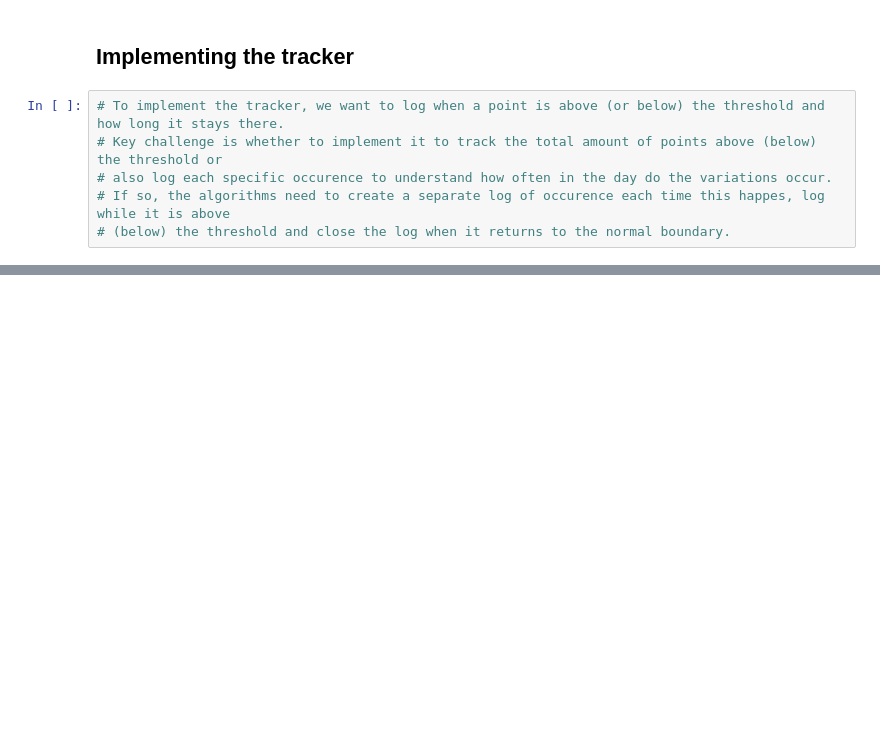
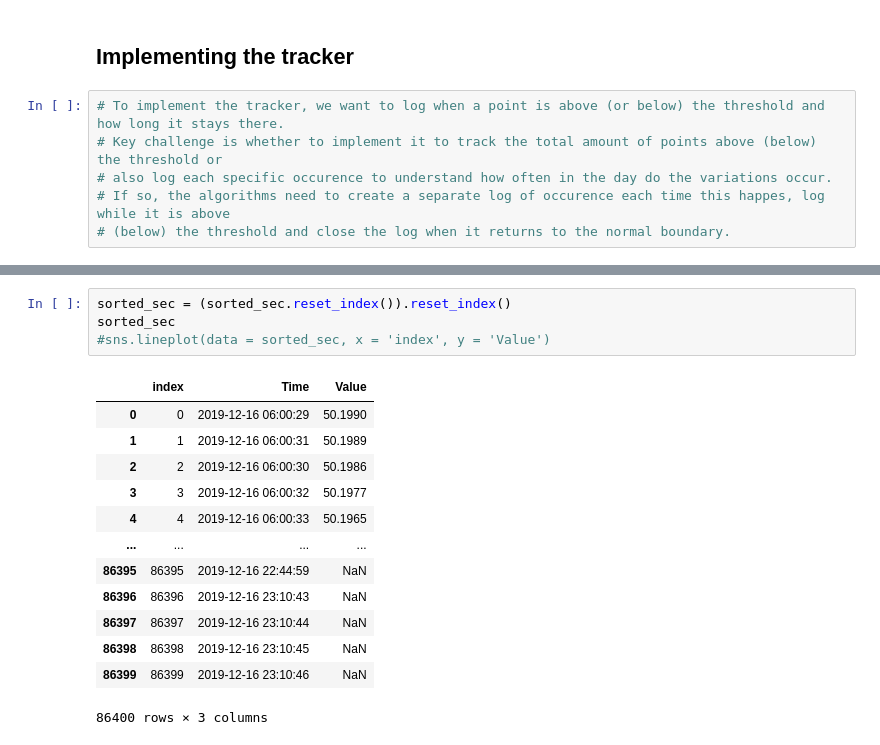
Before and after one commit to LS-io/freq-py, a Jupyter notebook: test.ipynb, the cells around one changed output, grey strips where cells are left out. Saved outputs shown, nothing was run; the diff lists cells and outputs as text; blank space fills up the shorter version.

```diff
--- a/test.ipynb
+++ b/test.ipynb
@@ -288,0 +323,18 @@ data['Value'].ewm(alpha = 0.0001).mean().plot()
+# %%
+sorted_sec = (sorted_sec.reset_index()).reset_index()
+sorted_sec
+#sns.lineplot(data = sorted_sec, x = 'index', y = 'Value')
+# %% [output]
+|  | index | Time | Value |
+| 0 | 0 | 2019-12-16 06:00:29 | 50.1990 |
+| 1 | 1 | 2019-12-16 06:00:31 | 50.1989 |
+| 2 | 2 | 2019-12-16 06:00:30 | 50.1986 |
+| 3 | 3 | 2019-12-16 06:00:32 | 50.1977 |
+| 4 | 4 | 2019-12-16 06:00:33 | 50.1965 |
+| ... | ... | ... | ... |
+| 86395 | 86395 | 2019-12-16 22:44:59 | NaN |
+| 86396 | 86396 | 2019-12-16 23:10:43 | NaN |
+| 86397 | 86397 | 2019-12-16 23:10:44 | NaN |
+| 86398 | 86398 | 2019-12-16 23:10:45 | NaN |
+| 86399 | 86399 | 2019-12-16 23:10:46 | NaN |
+86400 rows × 3 columns
```
Also changed, not shown: parts of 8 cells of this notebook, 1 other file.
